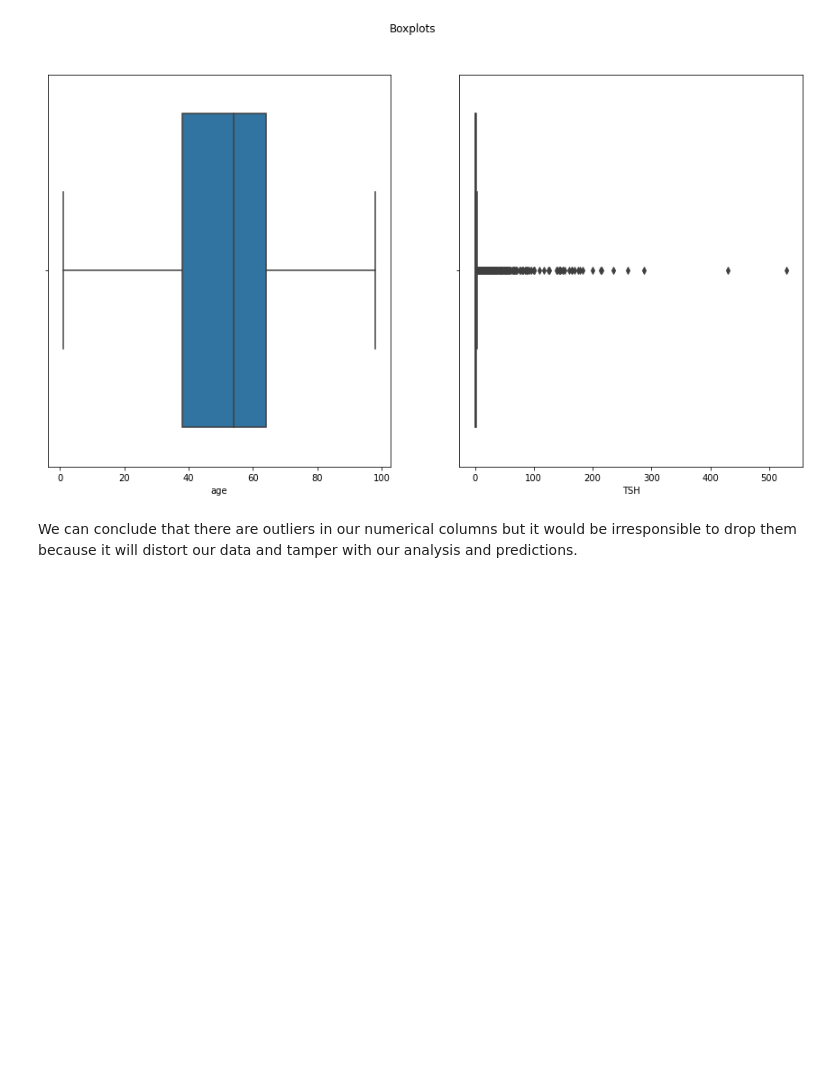
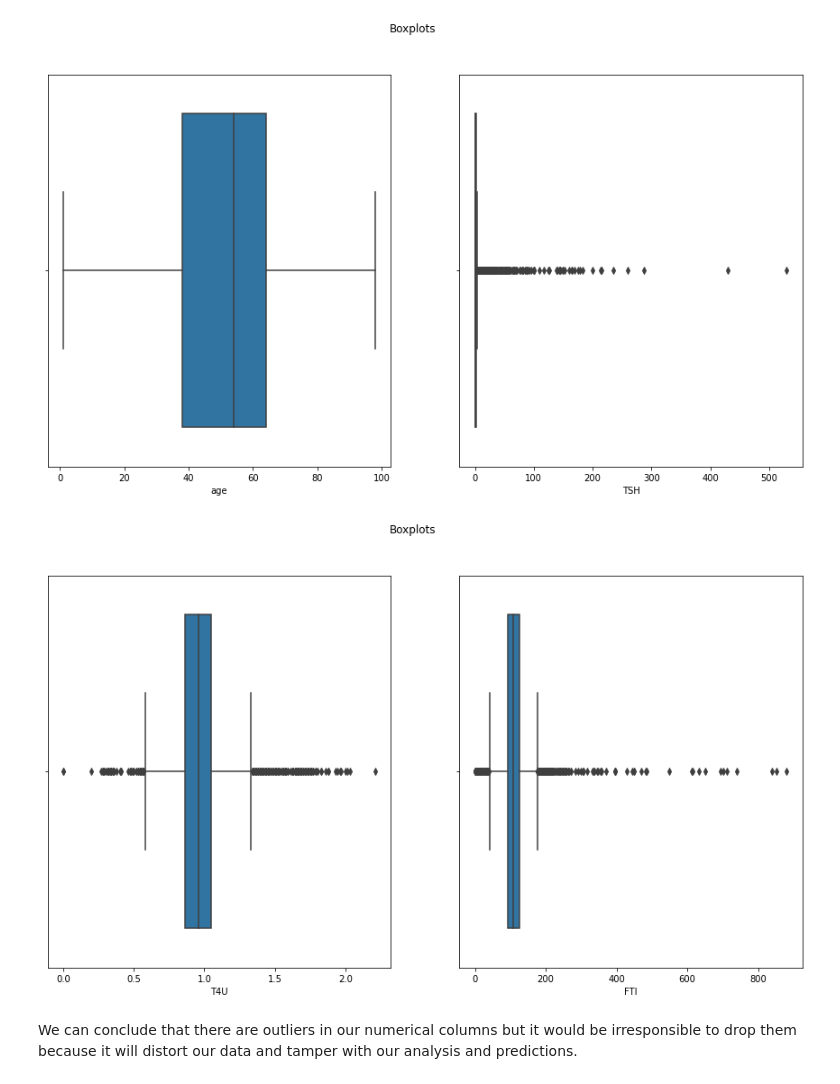
Before and after one commit to BrendaChepkoech/Hypothyroidism-Project, a Jupyter notebook: Brenda_Chepkoech,week_8_IP.ipynb, the cells around one changed output. Drawn from its saved outputs; the diff is of its cells as text; code cells hidden in the pictures; blank space fills up the shorter version.

```diff
--- a/Brenda_Chepkoech,week_8_IP.ipynb
+++ b/Brenda_Chepkoech,week_8_IP.ipynb
@@ -472,6 +472,15 @@ sns.boxplot(df['TSH'], ax=axes[1])
 plt.show()
 # %% [output]
 [figure]
+# %%
+# Checking for outliers in the T4U,T3 column
+fig, axes=plt.subplots(1,2, figsize=(15, 8))
+fig.suptitle("Boxplots")
+sns.boxplot(df["T4U"], ax=axes[0])
+sns.boxplot(df["FTI"], ax=axes[1])
+plt.show()
+# %% [output]
+[figure, added]
 # %% [markdown]
 We can conclude that there are outliers in our numerical columns but it would be irresponsible to drop them because it will distort our data and tamper with our analysis and predictions.
 # %% [markdown]
```
Also changed, not shown: parts of 5 cells of this notebook.
